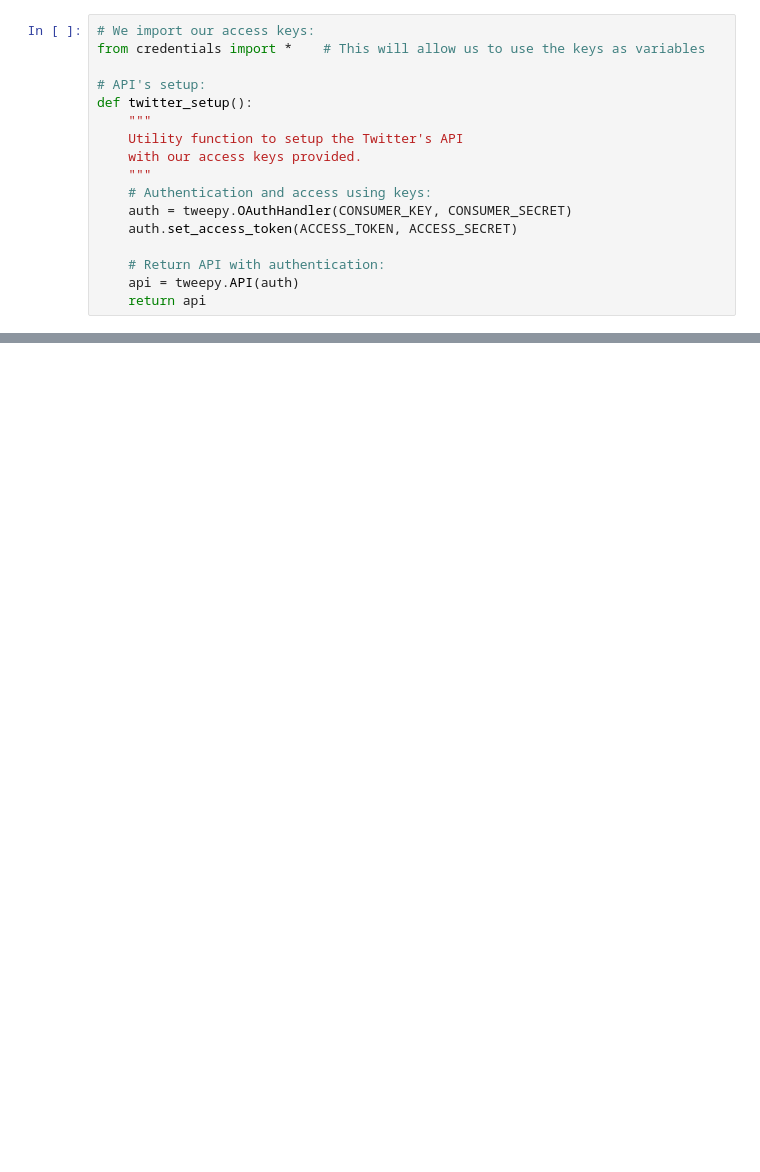
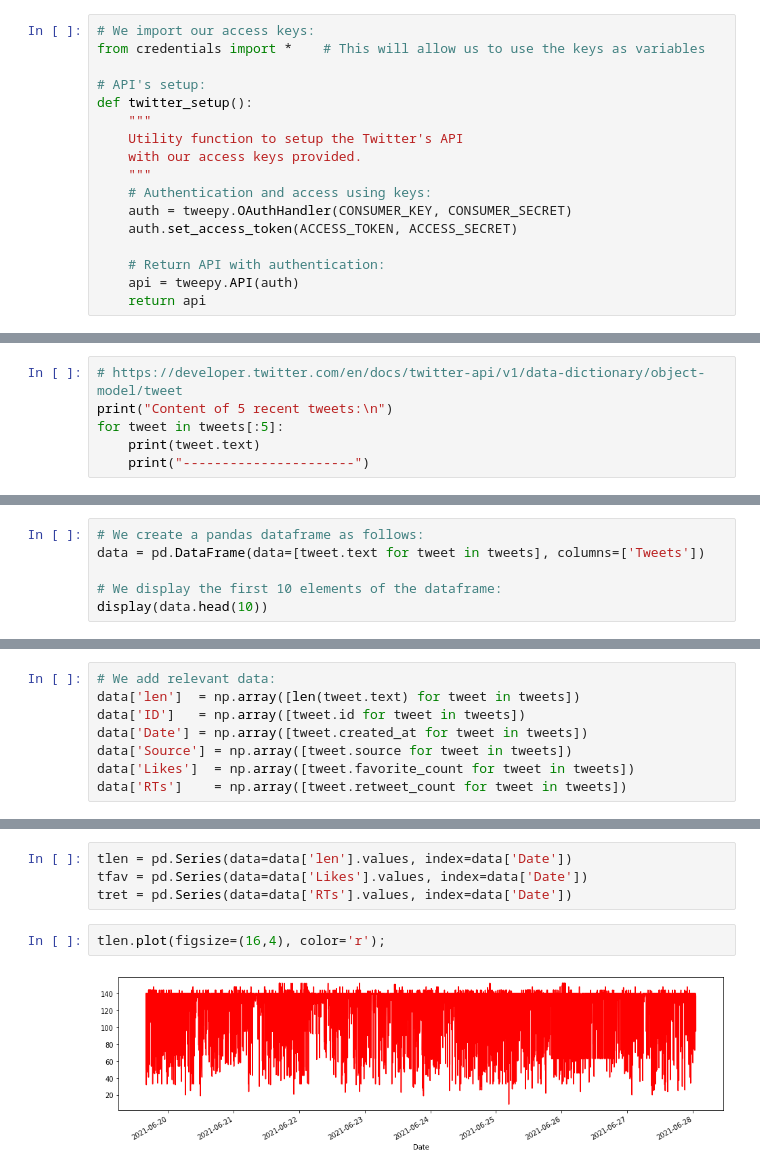
Before and after one commit to alex-anhvuong/data-analysis-python, a Jupyter notebook: Twitter_sentiment_analysis.ipynb, the cells around one changed output, grey strips where cells are left out. Drawn from its saved outputs; the diff is of its cells as text; blank space fills up the shorter version.

Commit message:
Collect data and do analysis

```diff
--- a/Twitter_sentiment_analysis.ipynb
+++ b/Twitter_sentiment_analysis.ipynb
@@ -45,0 +81,6 @@ def twitter_setup():
+# %%
+# https://developer.twitter.com/en/docs/twitter-api/v1/data-dictionary/object-model/tweet
+print("Content of 5 recent tweets:\n")
+for tweet in tweets[:5]:
+    print(tweet.text)
+    print("----------------------")
@@ -45,0 +107,6 @@ def twitter_setup():
+# %%
+# We create a pandas dataframe as follows:
+data = pd.DataFrame(data=[tweet.text for tweet in tweets], columns=['Tweets'])
+
+# We display the first 10 elements of the dataframe:
+display(data.head(10))
@@ -45,0 +150,8 @@ def twitter_setup():
+# %%
+# We add relevant data:
+data['len']  = np.array([len(tweet.text) for tweet in tweets])
+data['ID']   = np.array([tweet.id for tweet in tweets])
+data['Date'] = np.array([tweet.created_at for tweet in tweets])
+data['Source'] = np.array([tweet.source for tweet in tweets])
+data['Likes']  = np.array([tweet.favorite_count for tweet in tweets])
+data['RTs']    = np.array([tweet.retweet_count for tweet in tweets])
@@ -45,0 +213,8 @@ def twitter_setup():
+# %%
+tlen = pd.Series(data=data['len'].values, index=data['Date'])
+tfav = pd.Series(data=data['Likes'].values, index=data['Date'])
+tret = pd.Series(data=data['RTs'].values, index=data['Date'])
+# %%
+tlen.plot(figsize=(16,4), color='r');
+# %% [output]
+[figure, added]
```
Also changed, not shown: parts of 23 cells of this notebook.
